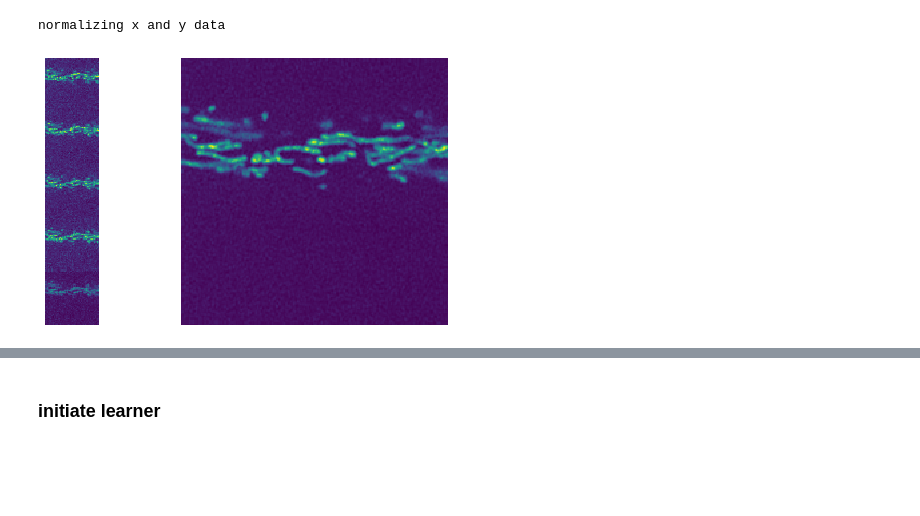
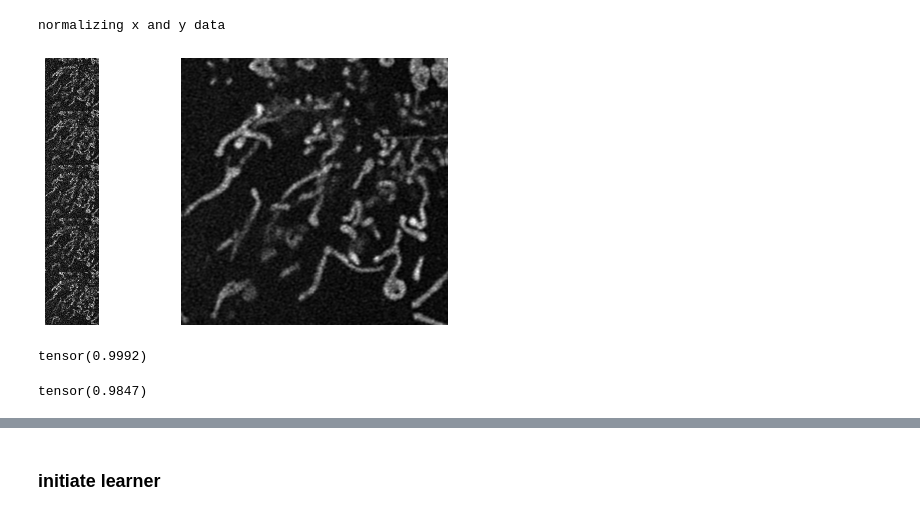
Before and after one commit to WAMRI-AI/salk-2020, a Jupyter notebook: lab/fluorescence/inference/inference-movie.ipynb, the cells around one changed output, grey strips where cells are left out. Drawn from its saved outputs; the diff is of its cells as text; code cells hidden in the pictures; blank space fills up the shorter version.

```diff
--- a/lab/fluorescence/inference/inference-movie.ipynb
+++ b/lab/fluorescence/inference/inference-movie.ipynb
@@ -19,7 +19,7 @@ torch.cuda.set_device(3)
 ### load data
 # %%
 bs = 8  # batch size
-size = 200  # image size
+size = 800  # image size
 tile_sz=512
 lr_type = 't'
 data_pth = Path('/home/alaa/Dropbox/BPHO Staff/USF/Mitotracker/training/trainsets/')
@@ -49,6 +49,6 @@ data = get_data(bs, size, lr_tifs, hr_tifs, n_frames=n_frames,  max_zoom=4.,
 # %% [output]
 normalizing x and y data
 # %%
-data.show_batch(rows=1)
+data.show_batch(rows=1, cmap='gray')
 # %% [output]
-[figure, old version]
+[figure, new version]
@@ -54,0 +57,8 @@ data.show_batch(rows=1)
+# %%
+yb.max()
+# %% [output]
+tensor(0.9992)
+# %%
+xb.max()
+# %% [output]
+tensor(0.9847)
```
Also changed, not shown: parts of 56 cells of this notebook, 1 other file.
